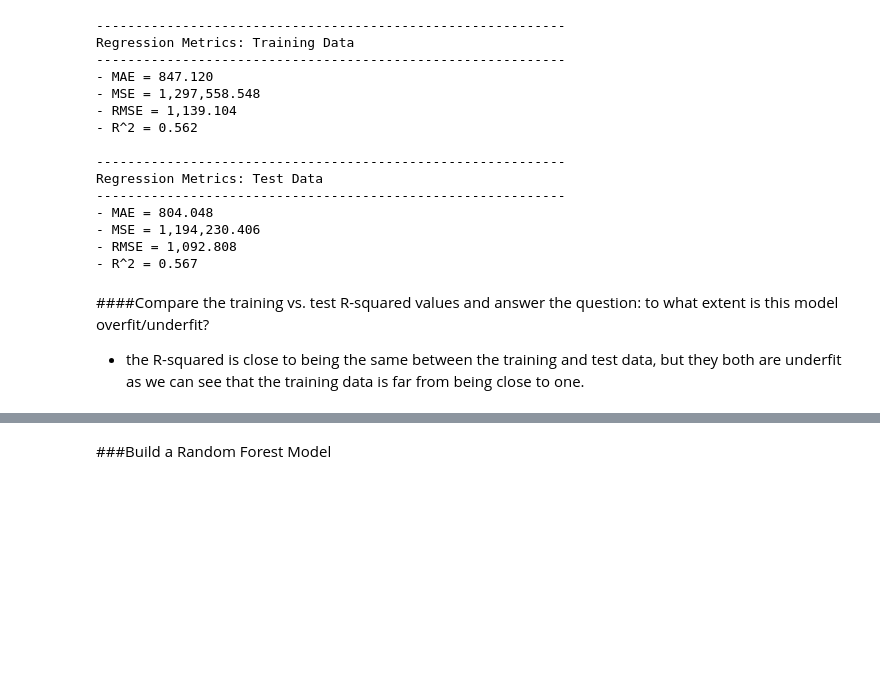
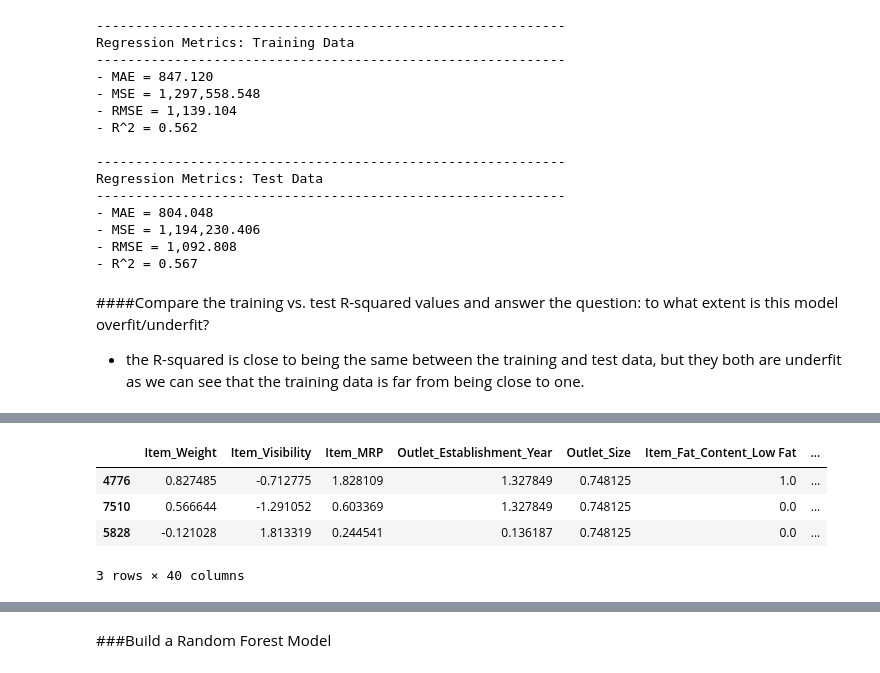
Before and after one commit to SpreeC/Prediction-of-Product-Sales, a Jupyter notebook: Prediction_of_Product_Sales.ipynb, the cells around one changed output, grey strips where cells are left out. Saved outputs shown, nothing was run; the diff lists cells and outputs as text; code cells hidden in the pictures; blank space fills up the shorter version.

```diff
--- a/Prediction_of_Product_Sales.ipynb
+++ b/Prediction_of_Product_Sales.ipynb
@@ -1395,0 +1398,5 @@ Regression Metrics: Test Data
+# %%
+## fit column transformer and run get_feature_names_out
+col_transformer.fit(X_train)
+feature_names = col_transformer.get_feature_names_out()
+feature_names
@@ -1395,0 +1423,10 @@ Regression Metrics: Test Data
+# %%
+X_train_tf = pd.DataFrame(col_transformer.transform(X_train),
+                           columns = feature_names, index = X_train.index)
+X_train_tf.head(3)
+# %% [output]
+|  | Item_Weight | Item_Visibility | Item_MRP | Outlet_Establishment_Year | Outlet_Size | Item_Fat_Content_Low Fat | ... |
+| 4776 | 0.827485 | -0.712775 | 1.828109 | 1.327849 | 0.748125 | 1.0 | ... |
+| 7510 | 0.566644 | -1.291052 | 0.603369 | 1.327849 | 0.748125 | 0.0 | ... |
+| 5828 | -0.121028 | 1.813319 | 0.244541 | 0.136187 | 0.748125 | 0.0 | ... |
+3 rows × 40 columns
```
Also changed, not shown: parts of 39 cells of this notebook.
